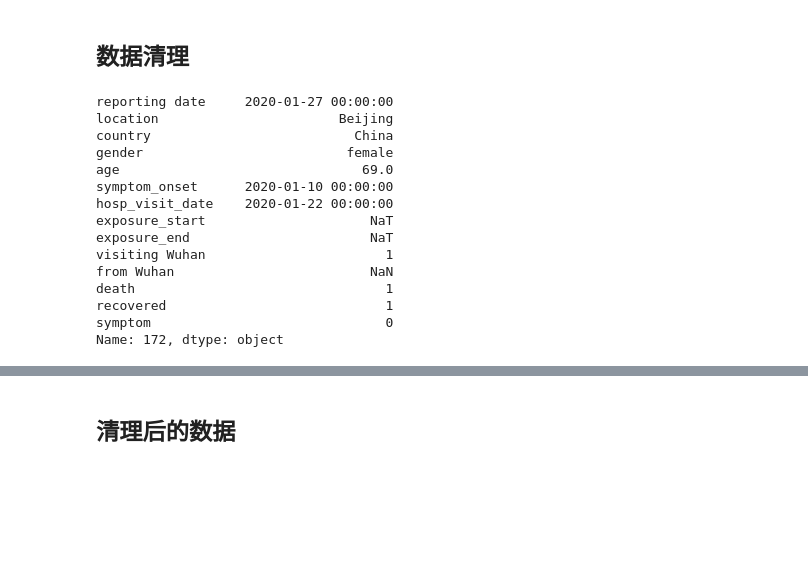
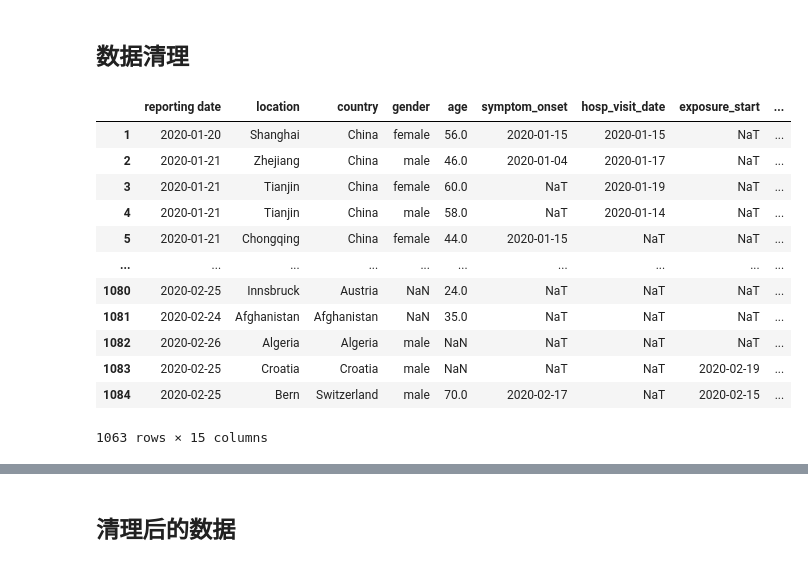
Before and after one commit to KaiyuanGONG/COVID-19-AI-Analysis, a Jupyter notebook: covid19.ipynb, the cells around one changed output, grey strips where cells are left out. Saved outputs shown, nothing was run; the diff lists cells and outputs as text; code cells hidden in the pictures; blank space fills up the shorter version.

```diff
--- a/covid19.ipynb
+++ b/covid19.ipynb
@@ -65,41 +66,25 @@ descr
 dataset = data_org.drop(['case_in_country','id', 'Unnamed: 3', 'If_onset_approximated', 'summary', 'source', 'link'], axis=1)
 
 # 日期变成统一格式
-dataset['reporting date'] = pd.to_datetime(dataset['reporting date'])
-dataset['hosp_visit_date'] = pd.to_datetime(dataset['hosp_visit_date'])
-dataset['symptom_onset'] = pd.to_datetime(dataset['symptom_onset'])
-dataset['exposure_start'] = pd.to_datetime(dataset['exposure_start'])
-dataset['exposure_end'] = pd.to_datetime(dataset['exposure_end'])
-
-# 把治愈和死亡中的具体日期转变为1来和其他保持一致
-# 使用 pandas 的 apply 函数将非零和非一的所有值转换为1
-dataset['recovered'] = dataset['recovered'].apply(lambda x: 1 if x not in [0, 1] else x)
-dataset['death'] = dataset['death'].apply(lambda x: 1 if x not in [0, 1] else x)
-
-# 然后使用 astype 函数将列转换为 int 类型
-dataset['recovered'] = dataset['recovered'].astype(int)
-dataset['death'] = dataset['death'].astype(int)
-
-# 症状一栏分为有无症状0/1
-dataset['symptom'] = dataset['symptom'].notna().astype(int)
+dataset['reporting date'] = pd.to_datetime(dataset['reporting date'], errors='coerce')
+dataset['hosp_visit_date'] = pd.to_datetime(dataset['hosp_visit_date'], errors='coerce')
+dataset['symptom_onset'] = pd.to_datetime(dataset['symptom_onset'], errors='coerce')
+dataset['exposure_start'] = pd.to_datetime(dataset['exposure_start'], errors='coerce')
+dataset['exposure_end'] = pd.to_datetime(dataset['exposure_end'], errors='coerce')
+dataset['recovered_date'] = pd.to_datetime(dataset['recovered'], errors='coerce')
 
 
 
-row_173 = dataset.iloc[172]
-print(row_173)
+# 把治愈和死亡中的具体日期转变为1来和其他保持一致
+# 先将 death 列转换为字符串类型
+dataset['death'] = dataset['death'].astype(str)
+dataset['recovered'] = dataset['recovered'].astype(str)
+# 使用 pandas 的 apply 函数将非 "0" 和非 "1" 的所有值转换为1
+dataset['death'] = dataset['death'].apply(lambda x: 1 if x not in ['0', '1'] else int(x))
+dataset['recovered'] = dataset['recovered'].apply(lambda x: 1 if x not in ['0', '1'] else int(x))
+
+# 再将数据类型转回 int
+dataset['death'] = dataset['death'].astype(int)
+dataset['recovered'] = dataset['recovered'].astype(int)
+# 症状一栏分为有无症状0/1
+dataset['symptom'] = dataset['symptom'].notna().astype(int)
-# %% [output]
-reporting date     2020-01-27 00:00:00
-location                       Beijing
-country                          China
-gender                          female
-age                               69.0
-symptom_onset      2020-01-10 00:00:00
-hosp_visit_date    2020-01-22 00:00:00
-exposure_start                     NaT
-exposure_end                       NaT
-visiting Wuhan                       1
-from Wuhan                         NaN
-death                                1
-recovered                            1
-symptom                              0
-Name: 172, dtype: object
@@ -106 +102,17 @@ Name: 172, dtype: object
+# %%
+dataset
+# %% [output]
+|  | reporting date | location | country | gender | age | symptom_onset | hosp_visit_date | exposure_start | ... |
+| 1 | 2020-01-20 | Shanghai | China | female | 56.0 | 2020-01-15 | 2020-01-15 | NaT | ... |
+| 2 | 2020-01-21 | Zhejiang | China | male | 46.0 | 2020-01-04 | 2020-01-17 | NaT | ... |
+| 3 | 2020-01-21 | Tianjin | China | female | 60.0 | NaT | 2020-01-19 | NaT | ... |
+| 4 | 2020-01-21 | Tianjin | China | male | 58.0 | NaT | 2020-01-14 | NaT | ... |
+| 5 | 2020-01-21 | Chongqing | China | female | 44.0 | 2020-01-15 | NaT | NaT | ... |
+| ... | ... | ... | ... | ... | ... | ... | ... | ... | ... |
+| 1080 | 2020-02-25 | Innsbruck | Austria | NaN | 24.0 | NaT | NaT | NaT | ... |
+| 1081 | 2020-02-24 | Afghanistan | Afghanistan | NaN | 35.0 | NaT | NaT | NaT | ... |
+| 1082 | 2020-02-26 | Algeria | Algeria | male | NaN | NaT | NaT | NaT | ... |
+| 1083 | 2020-02-25 | Croatia | Croatia | male | NaN | NaT | NaT | 2020-02-19 | ... |
+| 1084 | 2020-02-25 | Bern | Switzerland | male | 70.0 | 2020-02-17 | NaT | 2020-02-15 | ... |
+1063 rows × 15 columns
 # %%
```
Also changed, not shown: parts of 10 cells of this notebook.
